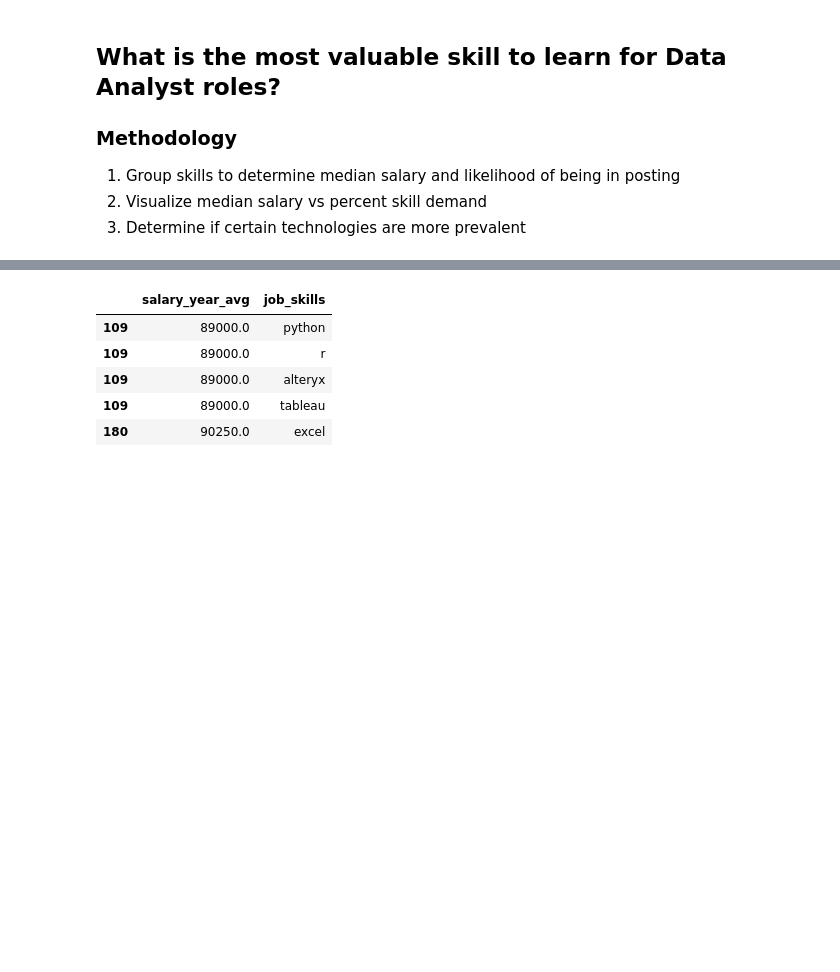
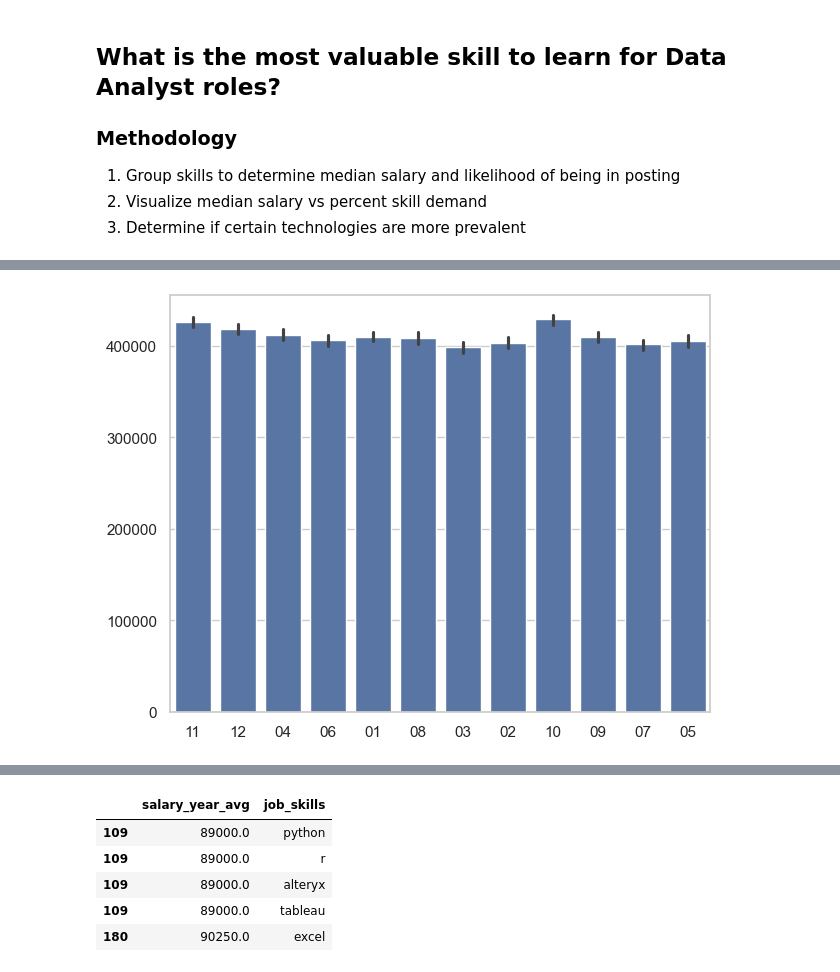
Before and after one commit to GeoffreyBarnesData/Python_Data_Project, a Jupyter notebook: Project/5_Optimal_Skills.ipynb, the cells around one changed output, grey strips where cells are left out. Cells and saved outputs as stored; diff of their text form; code cells hidden in the pictures; blank space fills up the shorter version.

Commit message:
Junior Data Analyst roles analysis added

```diff
--- a/Project/5_Optimal_Skills.ipynb
+++ b/Project/5_Optimal_Skills.ipynb
@@ -20,3 +24,22 @@ df = dataset['train'].to_pandas()
+# %%
+df_JDA = df[(df['job_title_short'] == 'Junior_Data_Analyst') & (df['job_work_from_home'] == True)].copy()
+
+df_JDA['job_posted_date'] = pd.to_datetime(df_JDA['job_posted_date'], format='mixed')
+
+df_JDA['job_posted_month'] = df_JDA['job_posted_date'].dt.strftime('%m')
+
+fig, ax = plt.subplots(1,1)
+sns.set_theme(style='whitegrid')
+sns.barplot(data=df_JDA,x='job_posted_month',y=df_JDA.index, ax=ax)
+ax.legend().remove()
+ax.set_ylabel('')
+ax.set_xlabel('')
+
+
+plt.tight_layout()
+plt.show()
+# %% [output]
+[figure, added]
 # %%
 #Cleaning the data
 df['job_posted_date'] = pd.to_datetime(df['job_posted_date'])
```
Also changed, not shown: parts of 7 cells of this notebook.
